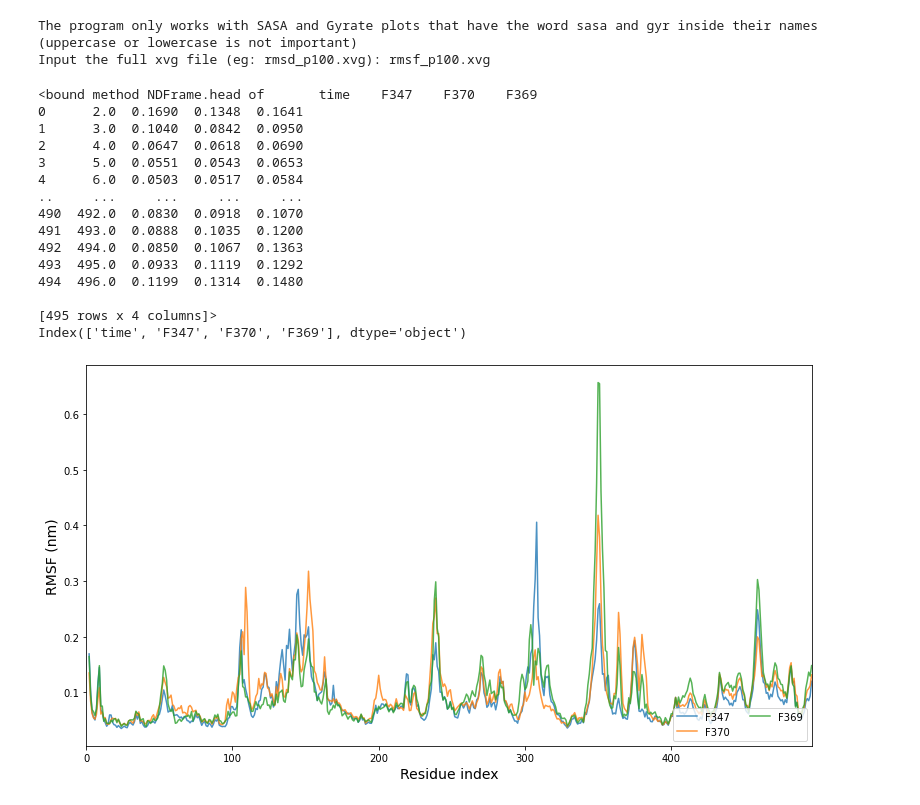
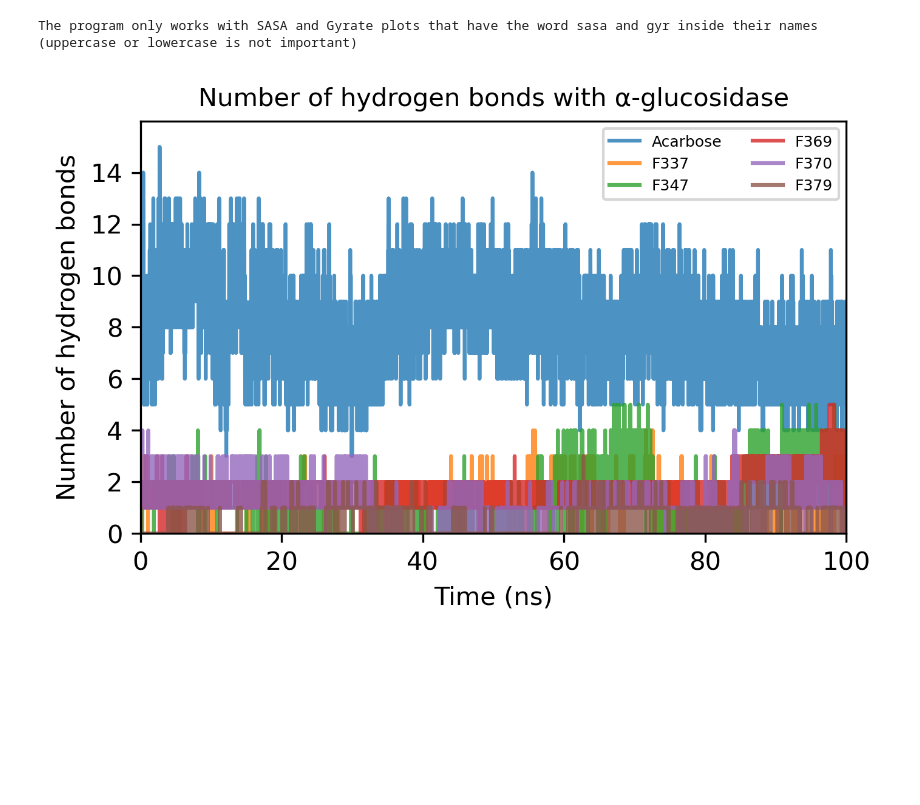
Before and after one commit to phonglam3103/Cheminformatics, a Jupyter notebook: Visuallization notebooks/plot.ipynb, the cells around one changed output. Saved outputs shown, nothing was run; the diff lists cells and outputs as text; code cells hidden in the pictures; blank space fills up the shorter version.

Commit message:
Update the script for hydrogen bonds plotting

```diff
--- a/Visuallization notebooks/plot.ipynb
+++ b/Visuallization notebooks/plot.ipynb
@@ -14,8 +14,8 @@ rootdir=pathlib.Path().resolve()
 # Create an empty list to hold the dataframes
 dfs = []
 print('The program only works with SASA and Gyrate plots that have the word sasa and gyr inside their names (uppercase or lowercase is not important)')
-source = input("Input the full xvg file (eg: rmsd_p100.xvg): ")
-
+source = input("Input the full xvg file (eg: rmsd_p100.xvg) or hbonds.dat for hydrogen bond plot from VMD: ")
+protein = input('Please write the name of the protein:')
 # Loop through all the subfolders and find the xvg files
 for subdir, dirs, files in os.walk(rootdir):
     for file in files:
@@ -28,8 +28,11 @@ for subdir, dirs, files in os.walk(rootdir):
                     df = pd.read_csv(filepath, sep='\s+', dtype=np.float64, skiprows=24, names=['time',name])
                 elif (file.upper().find('GYR') != -1):
                     df = pd.read_csv(filepath, sep='\s+', dtype=np.float64, skiprows=27, names=['time',name,'rx','ry','rz'])
+                elif (file.upper().find('HBOND') != -1):
+                    df = pd.read_csv(filepath, sep='\s+', dtype=np.float64, names=['time',name])
                 else:
                     df = pd.read_csv(filepath, sep='\s+', dtype=np.float64, skiprows=18, names=['time',name])
+
                 # Add a column to the dataframe with the name of the subfolder
                 if len(dfs)==0:
                     dfs.append(df['time'])
@@ -46,51 +49,46 @@ df=pd.DataFrame(dfs)
 df=df.T
 # %% [output]
 The program only works with SASA and Gyrate plots that have the word sasa and gyr inside their names (uppercase or lowercase is not important)
-Input the full xvg file (eg: rmsd_p100.xvg): rmsf_p100.xvg
 # %%
 # Use seaborn to plot the data
-print(df.head)
-print(df.columns)
-df.to_csv(source.replace('xvg','csv'))
+#print(df.head)
+#print(df.columns)
+df.to_csv(source.replace('dat','xvg').replace('xvg','csv'), index=False)
 if (source.upper().find('RMSF') == -1):
-    df.time=df.time/1000
+    df.time=df.time/100
-# %% [output]
-<bound method NDFrame.head of       time    F347    F370    F369
-0      2.0  0.1690  0.1348  0.1641
-1      3.0  0.1040  0.0842  0.0950
-2      4.0  0.0647  0.0618  0.0690
-3      5.0  0.0551  0.0543  0.0653
-4      6.0  0.0503  0.0517  0.0584
-..     ...     ...     ...     ...
-490  492.0  0.0830  0.0918  0.1070
-491  493.0  0.0888  0.1035  0.1200
-492  494.0  0.0850  0.1067  0.1363
-493  495.0  0.0933  0.1119  0.1292
-494  496.0  0.1199  0.1314  0.1480
-
-[495 rows x 4 columns]>
-Index(['time', 'F347', 'F370', 'F369'], dtype='object')
 # %%
-df.plot(x='time',figsize=(13,7),alpha=0.8)
+plt.rcParams["figure.dpi"] = 300
+ax=df.plot(x='time',figsize=(5,3),alpha=0.8)
+ymin, ymax = ax.get_ylim()
 if (source.upper().find('RMSF') == -1):
-    plt.xlabel('Time (ns)', fontsize=14)
+    plt.xlabel('Time (ns)', fontsize=10)
     if (source.upper().find('SASA') != -1):
-        plt.ylabel('SASA (nm$^2$)', fontsize=14)
+        plt.ylabel('SASA (nm$^2$)', fontsize=10)
+        plt.title('Solvent accessible surface area of '+protein,fontsize=10)
     elif (source.upper().find('GYR') != -1):
         plt.ylabel('Gyrate (nm)', fontsize=14)
+        plt.title('Radius of gyration of '+protein,fontsize=10)
+    elif (source.upper().find('HBOND') != -1):
+        plt.title('Number of hydrogen bonds with '+protein,fontsize=10)
+        plt.ylabel('Number of hydrogen bonds', fontsize=10)
+        plt.ylim(0,int(ymax)+1)
+        plt.yticks(np.arange(0, int(ymax)+1, 2))
     else:
-        plt.ylabel('RMSD (nm)', fontsize=14)
+        plt.ylabel('RMSD (nm)', fontsize=10)
+        plt.title('RMSD of '+protein+' in complex with ligands' ,fontsize=10)
 else:
-    plt.xlabel('Residue index', fontsize=14)
-    plt.ylabel('RMSF (nm)', fontsize=14)
+    plt.xlabel('Residue index', fontsize=10)
+    plt.title('Cα RMS fluctuation of ' + protein ,fontsize=10)
+    plt.ylabel('RMSF (nm)', fontsize=10)
+
 
 params = {'axes.labelsize': 18,'axes.titlesize':20,\
           'text.fontsize': 20, 'legend.fontsize': 20, 'xtick.labelsize': 28, 'ytick.labelsize': 40}
 plt.xlim(0,df.time.iloc[-1])
-plt.legend(ncol=2, loc="lower right")
-figure=source.replace('xvg','png')
+plt.legend(ncol=2, loc="upper right", prop={'size': 6})
+figure=source.replace('dat','xvg').replace('xvg','png')
 plt.savefig(figure,bbox_inches='tight')
 
 plt.show()
 # %% [output]
-[figure, old version]
+[figure, new version]
```
